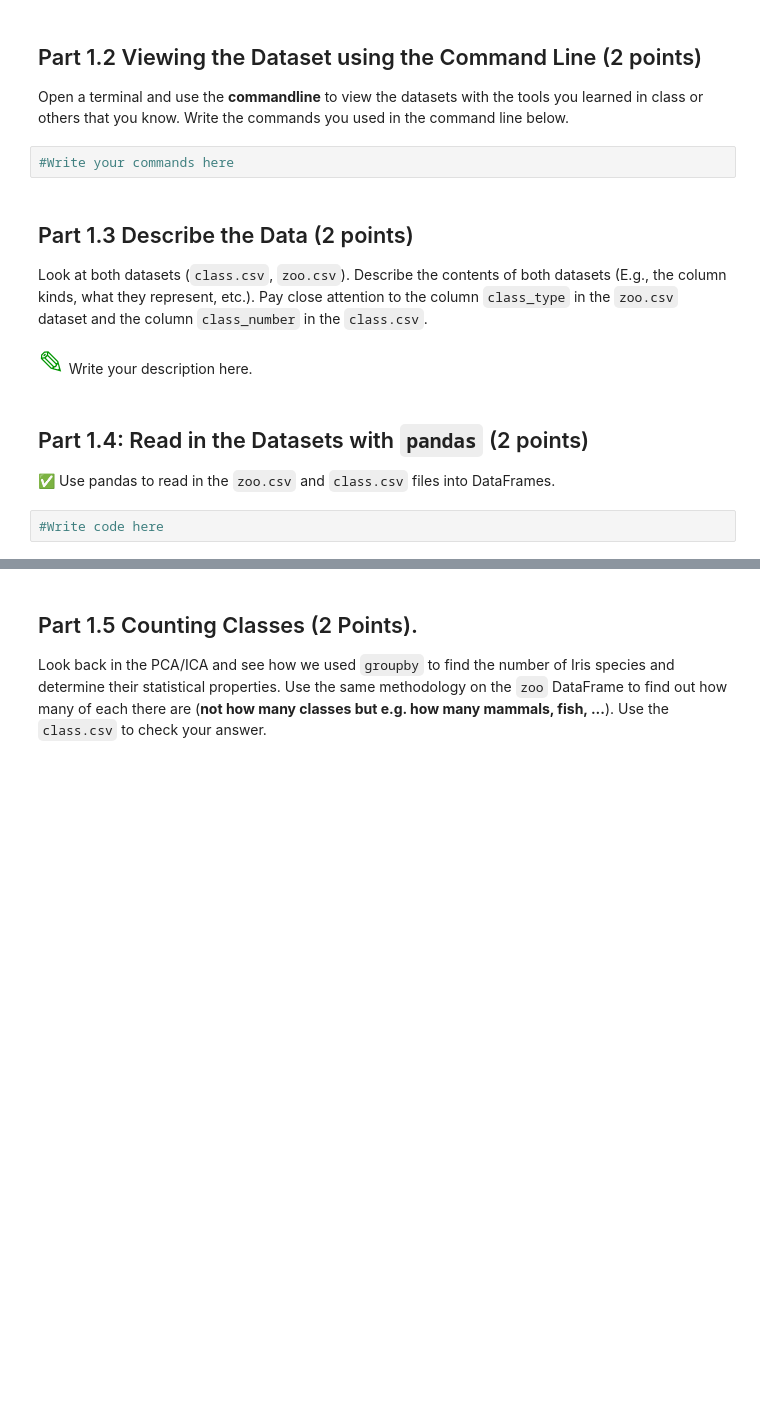
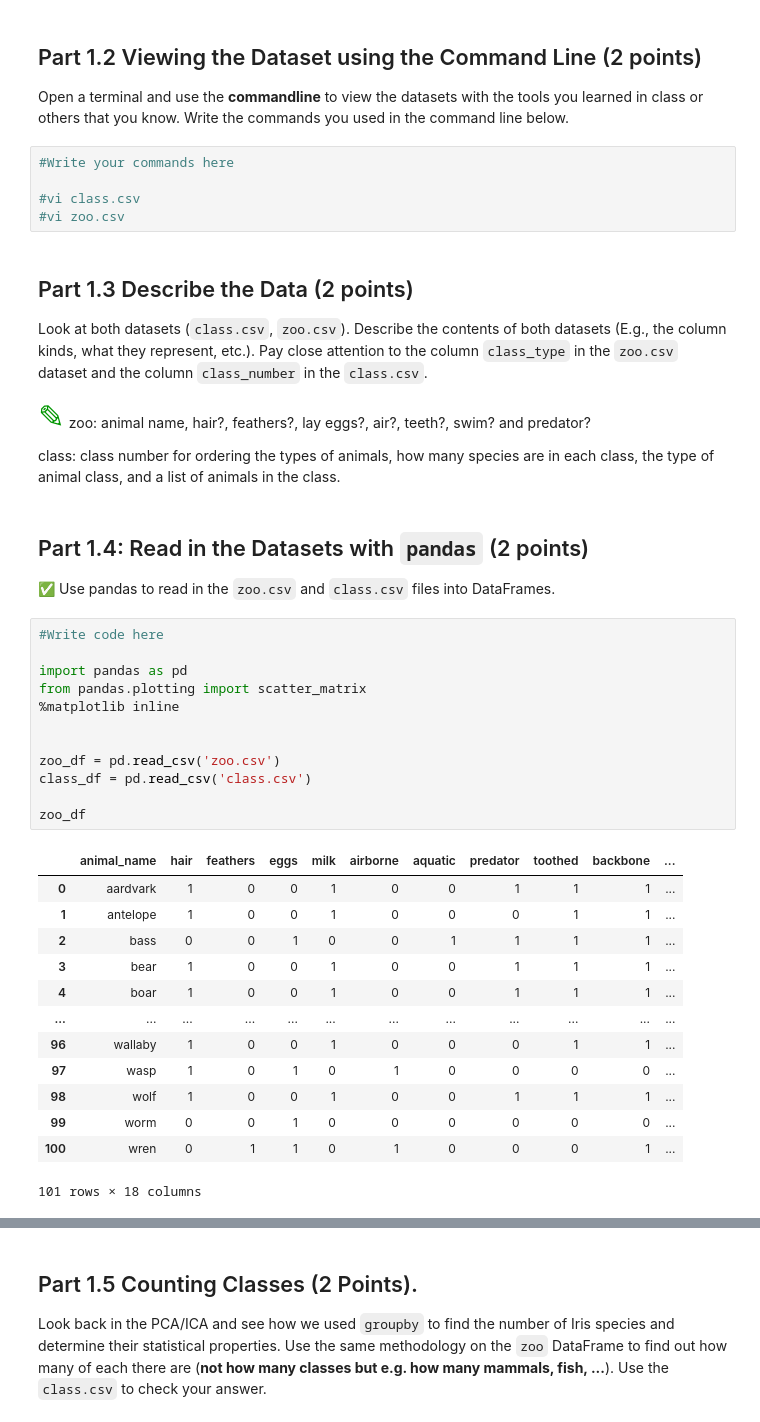
Before and after one commit to locknane/cmse202-s23-turnin, a Jupyter notebook: HW-02_PandasAndObjects-STUDENT.ipynb, the cells around one changed output, grey strips where cells are left out. Saved outputs shown, nothing was run; the diff lists cells and outputs as text; blank space fills up the shorter version.

```diff
--- a/HW-02_PandasAndObjects-STUDENT.ipynb
+++ b/HW-02_PandasAndObjects-STUDENT.ipynb
@@ -69,15 +73,44 @@ Write the commands you used to download the datasets in the Jupyter notebook cel
 Open a terminal and use the **commandline** to view the datasets with the tools you learned in class or others that you know. Write the commands you used in the command line below.
 # %%
 #Write your commands here
+
+#vi class.csv
+#vi zoo.csv
 # %% [markdown]
 ## Part 1.3 Describe the Data (2 points)
 
 Look at both datasets (`class.csv`, `zoo.csv`). Describe the contents of both datasets (E.g., the column kinds, what they represent, etc.). Pay close attention to the column `class_type` in the `zoo.csv` dataset and the column `class_number` in the `class.csv`.
 # %% [markdown]
-<font size=6 color="#009600">&#9998;</font> Write your description here.
+<font size=6 color="#009600">&#9998;</font> zoo: animal name, hair?, feathers?, lay eggs?, air?, teeth?, swim? and predator?
+
+class: class number for ordering the types of animals, how many species are in each class, the type of animal class, and a list of animals in the class.
 # %% [markdown]
 ## Part 1.4: Read in the Datasets with `pandas` (2 points)
 
 &#9989; Use pandas to read in the `zoo.csv` and `class.csv` files into DataFrames.
 # %%
 #Write code here
+
+import pandas as pd
+from pandas.plotting import scatter_matrix
+%matplotlib inline
+
+
+zoo_df = pd.read_csv('zoo.csv')
+class_df = pd.read_csv('class.csv')
+
+zoo_df
+# %% [output]
+|  | animal_name | hair | feathers | eggs | milk | airborne | aquatic | predator | toothed | backbone | ... |
+| 0 | aardvark | 1 | 0 | 0 | 1 | 0 | 0 | 1 | 1 | 1 | ... |
+| 1 | antelope | 1 | 0 | 0 | 1 | 0 | 0 | 0 | 1 | 1 | ... |
+| 2 | bass | 0 | 0 | 1 | 0 | 0 | 1 | 1 | 1 | 1 | ... |
+| 3 | bear | 1 | 0 | 0 | 1 | 0 | 0 | 1 | 1 | 1 | ... |
+| 4 | boar | 1 | 0 | 0 | 1 | 0 | 0 | 1 | 1 | 1 | ... |
+| ... | ... | ... | ... | ... | ... | ... | ... | ... | ... | ... | ... |
+| 96 | wallaby | 1 | 0 | 0 | 1 | 0 | 0 | 0 | 1 | 1 | ... |
+| 97 | wasp | 1 | 0 | 1 | 0 | 1 | 0 | 0 | 0 | 0 | ... |
+| 98 | wolf | 1 | 0 | 0 | 1 | 0 | 0 | 1 | 1 | 1 | ... |
+| 99 | worm | 0 | 0 | 1 | 0 | 0 | 0 | 0 | 0 | 0 | ... |
+| 100 | wren | 0 | 1 | 1 | 0 | 1 | 0 | 0 | 0 | 1 | ... |
+101 rows × 18 columns
```
Also changed, not shown: parts of 8 cells of this notebook.
